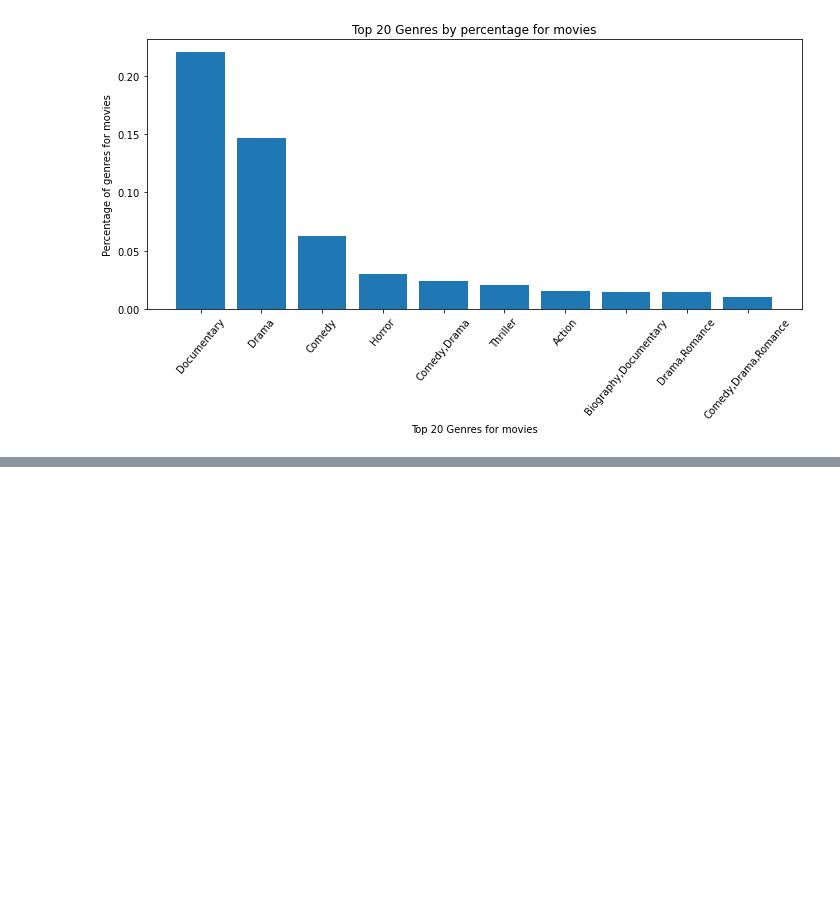
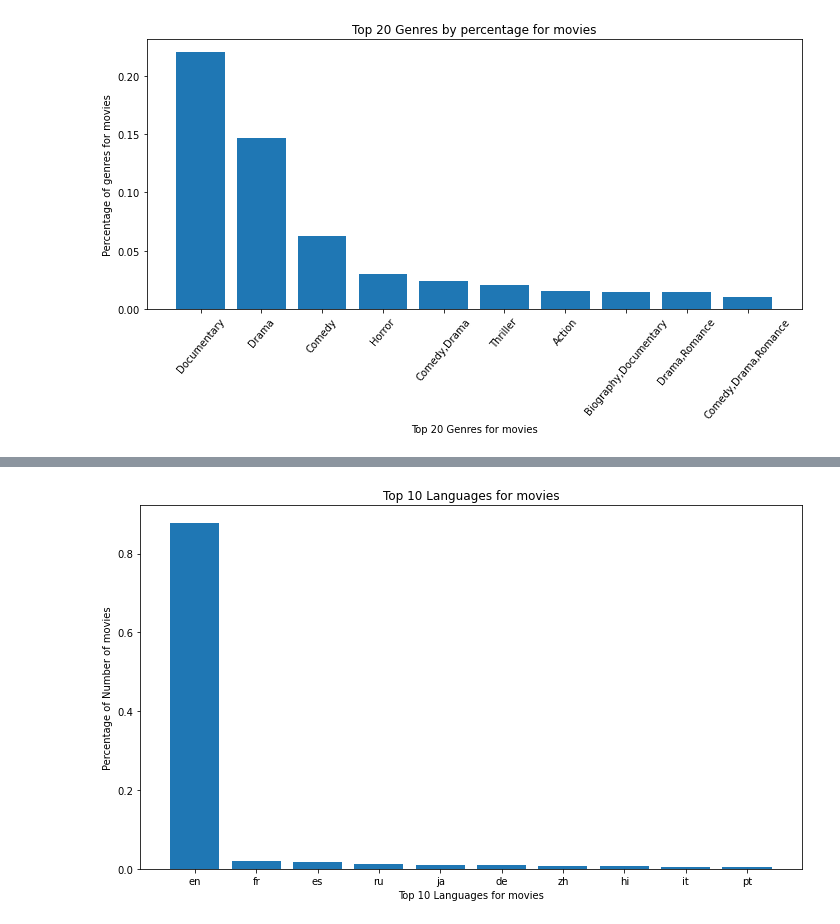
Before and after one commit to NicholasKIRUI/Data-Science-Course---Phase-1-Project, a Jupyter notebook: index.ipynb, the cells around one changed output, grey strips where cells are left out. Saved outputs shown, nothing was run; the diff lists cells and outputs as text; code cells hidden in the pictures; blank space fills up the shorter version.

```diff
--- a/index.ipynb
+++ b/index.ipynb
@@ -1332,0 +1420,17 @@ plt.tight_layout()
+# %%
+# Percentage of movies produced per language
+
+fig, ax = plt.subplots(figsize=(10, 6))
+
+top_10_languages = (tmdb_movies_df['original_language'].value_counts().head(10)/ len(tmdb_movies_df))
+
+plt.bar(x=top_10_languages.index,
+        height=top_10_languages.values
+)
+ax.set_xlabel('Top 10 Languages for movies'),
+ax.set_ylabel('Percentage of Number of movies');
+ax.set_title('Top 10 Languages for movies')
+
+plt.tight_layout()
+# %% [output]
+[figure, added]
```
Also changed, not shown: parts of 17 cells of this notebook.
